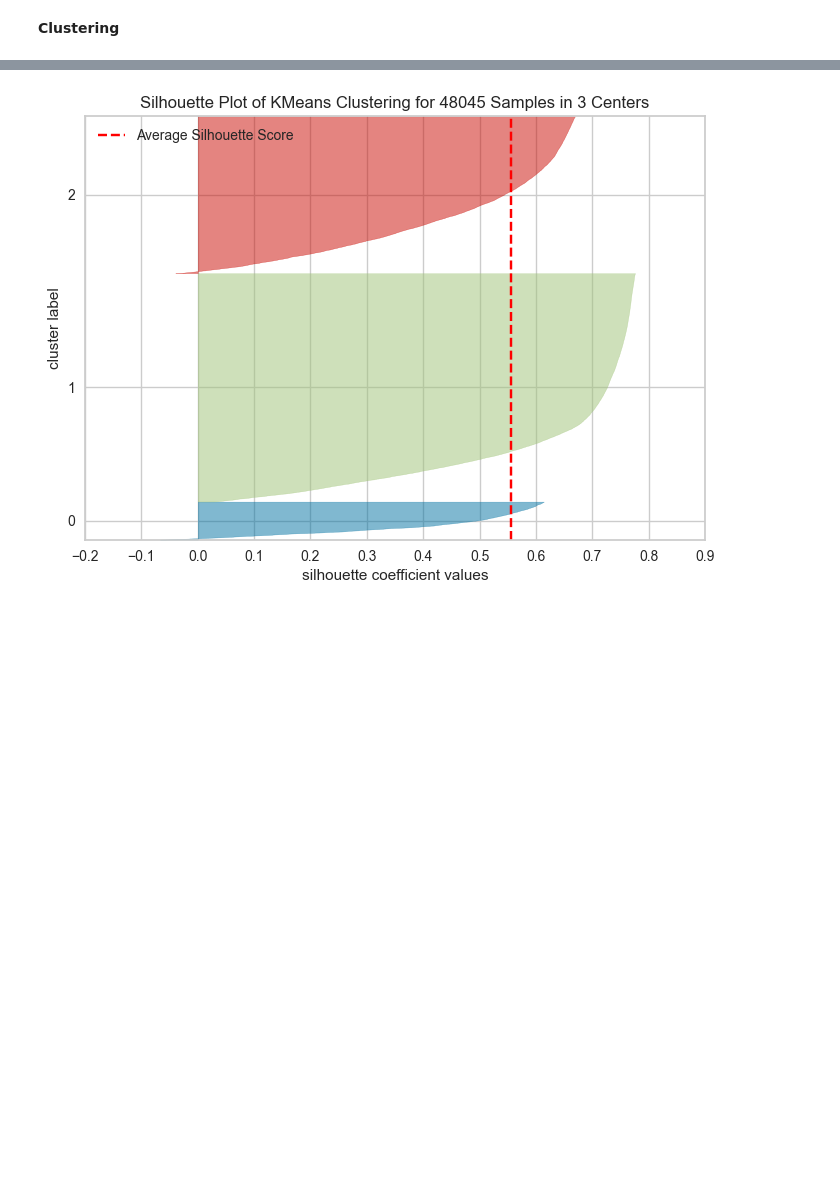
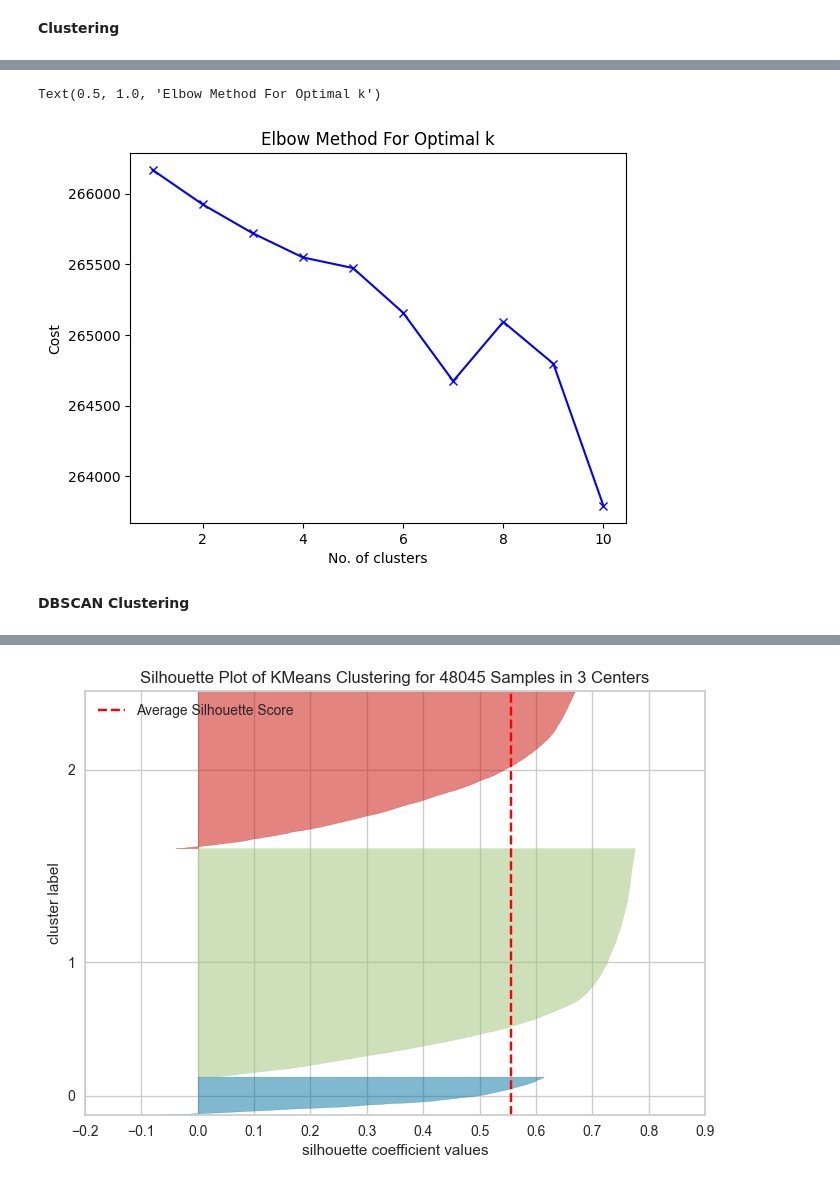
Before and after one commit to AlySemsem/ML_Project, a Jupyter notebook: ML_Project.ipynb, the cells around one changed output, grey strips where cells are left out. Saved outputs shown, nothing was run; the diff lists cells and outputs as text; code cells hidden in the pictures; blank space fills up the shorter version.

```diff
--- a/ML_Project.ipynb
+++ b/ML_Project.ipynb
@@ -420,0 +489,7 @@ Silhouetter Score: 0.621
+# %%
+cost = []
+K = range(1,11)
+for num_clusters in list(K):
+    kmode = KModes(n_clusters=num_clusters, init = "random", n_init = 5, verbose=1)
+    kmode.fit_predict(df_2.dropna())
+    cost.append(kmode.cost_)
@@ -420,0 +514,10 @@ Silhouetter Score: 0.621
+# %%
+plt.plot(range(1,11), cost, 'bx-')
+plt.xlabel('No. of clusters')
+plt.ylabel('Cost')
+plt.title('Elbow Method For Optimal k')
+# %% [output]
+Text(0.5, 1.0, 'Elbow Method For Optimal k')
+[figure, added]
+# %% [markdown]
+**DBSCAN Clustering**
```
Also changed, not shown: parts of 22 cells of this notebook, 1 other file.
